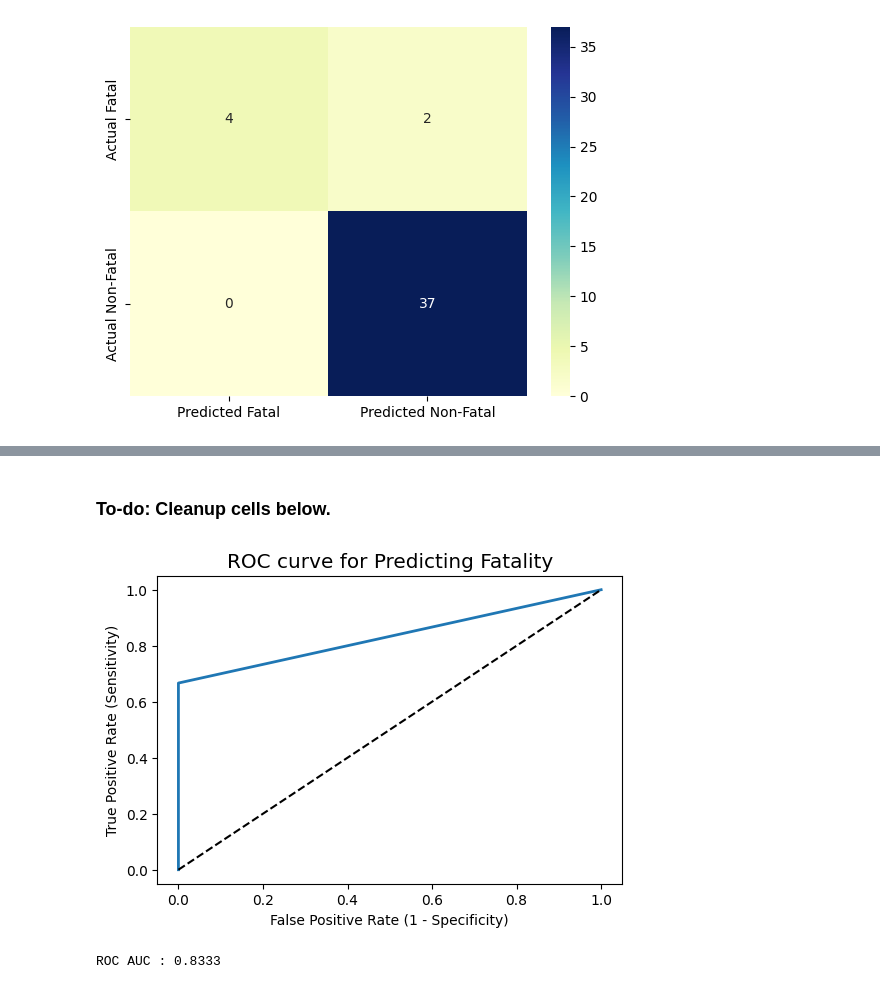
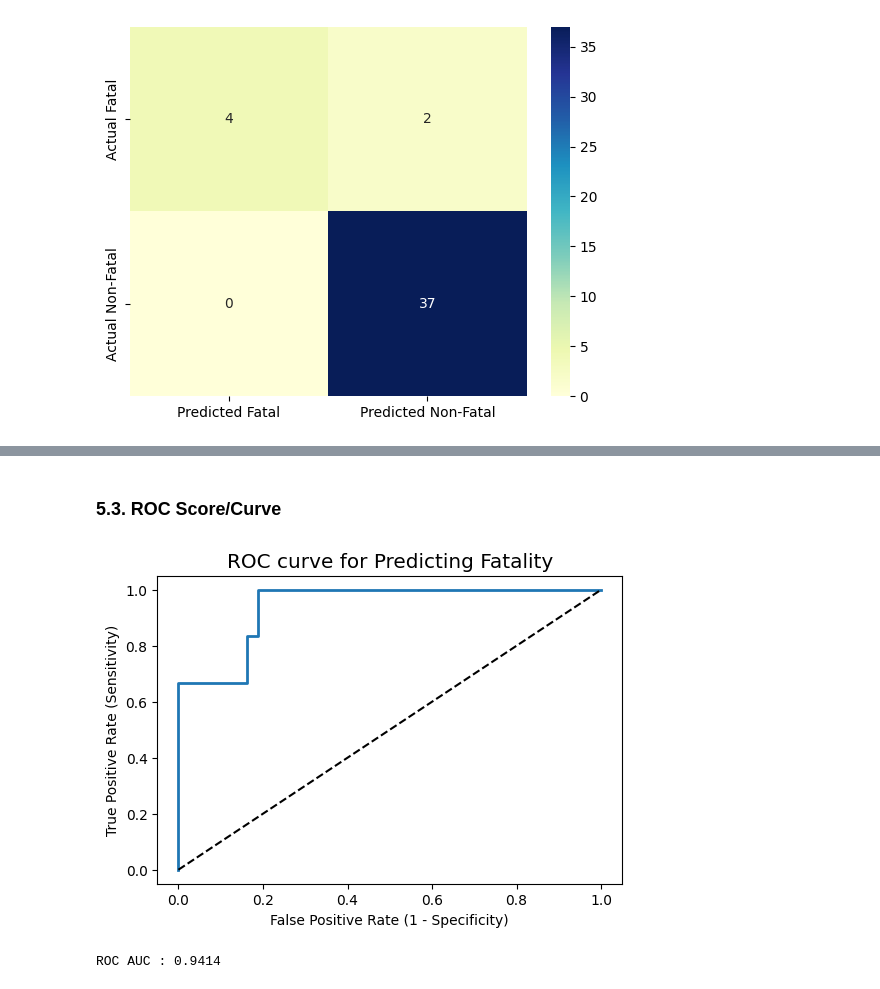
Before and after one commit to michael-vella/ics5110-assignment, a Jupyter notebook: notebooks/final/3a_SVM_MVELLA.ipynb, the cells around one changed output, grey strips where cells are left out. Cells and saved outputs as stored; diff of their text form; code cells hidden in the pictures.

```diff
--- a/notebooks/final/3a_SVM_MVELLA.ipynb
+++ b/notebooks/final/3a_SVM_MVELLA.ipynb
@@ -370,33 +492,21 @@ Specificity : 0.9487
 F1 Score : 0.8000
-# %% [markdown]
-### To-do: Cleanup cells below.
+# %% [markdown]
+### 5.3. ROC Score/Curve
 # %%
-from sklearn.metrics import roc_curve
+y_scores = svc.decision_function(X_test)
 
-fpr, tpr, thresholds = roc_curve(y_test, y_pred)
+fpr, tpr, thresholds = roc_curve(y_test, y_scores)
+plt.figure(figsize=(6,4))
+plt.plot(fpr, tpr, linewidth=2)
+plt.plot([0,1], [0,1], 'k--' )
+plt.rcParams['font.size'] = 12
+plt.title('ROC curve for Predicting Fatality')
+plt.xlabel('False Positive Rate (1 - Specificity)')
+plt.ylabel('True Positive Rate (Sensitivity)')
+plt.show()
 
-plt.figure(figsize=(6,4))
-
-plt.plot(fpr, tpr, linewidth=2)
-
-plt.plot([0,1], [0,1], 'k--' )
-
-plt.rcParams['font.size'] = 12
-
-plt.title('ROC curve for Predicting Fatality')
-
-plt.xlabel('False Positive Rate (1 - Specificity)')
-
-plt.ylabel('True Positive Rate (Sensitivity)')
-
-plt.show()
+ROC_AUC = roc_auc_score(y_test, y_scores)
+print('ROC AUC : {:.4f}'.format(ROC_AUC))
 # %% [output]
-[figure, old version]
+[figure, new version]
+ROC AUC : 0.9414
-# %%
-from sklearn.metrics import roc_auc_score
-
-ROC_AUC = roc_auc_score(y_test, y_pred)
-
-print('ROC AUC : {:.4f}'.format(ROC_AUC))
-# %% [output]
-ROC AUC : 0.8333
```
Also changed, not shown: parts of 37 cells of this notebook.
